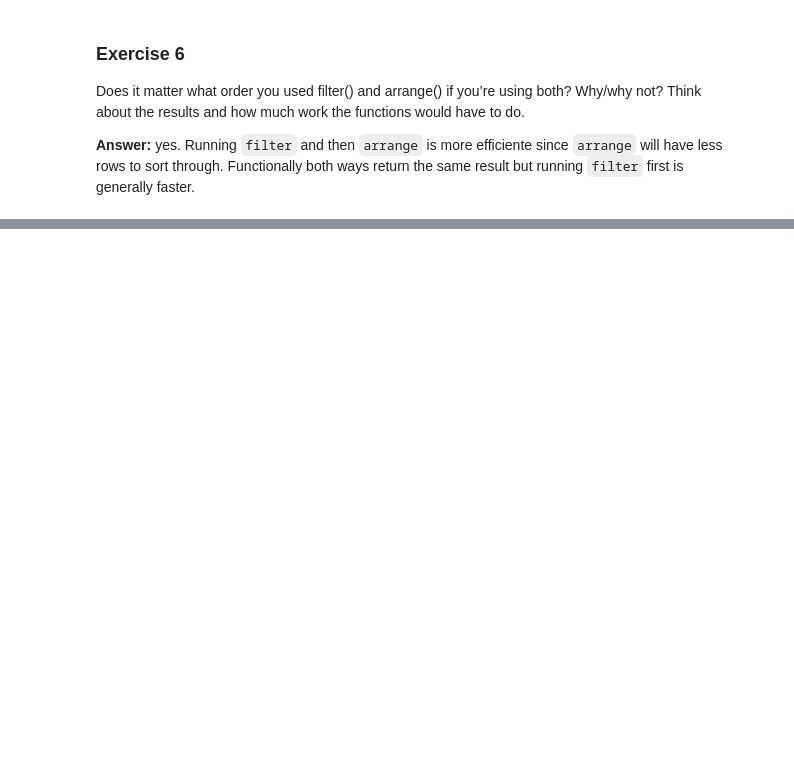
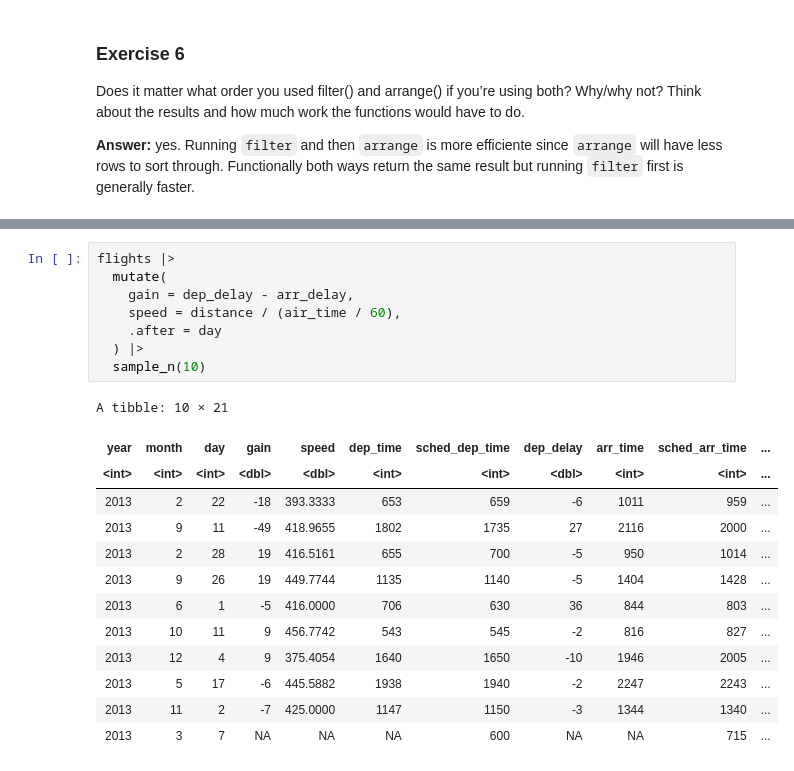
Before and after one commit to victorteodoro/r-for-data-science-code-examples, a Jupyter notebook: chapters/ch03.ipynb, the cells around one changed output, grey strips where cells are left out. Saved outputs shown, nothing was run; the diff lists cells and outputs as text; blank space fills up the shorter version.

```diff
--- a/chapters/ch03.ipynb
+++ b/chapters/ch03.ipynb
@@ -414,0 +439,22 @@ Does it matter what order you used filter() and arrange() if you’re using both
+# %%
+flights |>
+  mutate(
+    gain = dep_delay - arr_delay,
+    speed = distance / (air_time / 60),
+    .after = day
+  ) |>
+  sample_n(10)
+# %% [output]
+A tibble: 10 × 21
+| year | month | day | gain | speed | dep_time | sched_dep_time | dep_delay | arr_time | sched_arr_time | ... |
+| <int> | <int> | <int> | <dbl> | <dbl> | <int> | <int> | <dbl> | <int> | <int> | ... |
+| 2013 | 2 | 22 | -18 | 393.3333 | 653 | 659 | -6 | 1011 | 959 | ... |
+| 2013 | 9 | 11 | -49 | 418.9655 | 1802 | 1735 | 27 | 2116 | 2000 | ... |
+| 2013 | 2 | 28 | 19 | 416.5161 | 655 | 700 | -5 | 950 | 1014 | ... |
+| 2013 | 9 | 26 | 19 | 449.7744 | 1135 | 1140 | -5 | 1404 | 1428 | ... |
+| 2013 | 6 | 1 | -5 | 416.0000 | 706 | 630 | 36 | 844 | 803 | ... |
+| 2013 | 10 | 11 | 9 | 456.7742 | 543 | 545 | -2 | 816 | 827 | ... |
+| 2013 | 12 | 4 | 9 | 375.4054 | 1640 | 1650 | -10 | 1946 | 2005 | ... |
+| 2013 | 5 | 17 | -6 | 445.5882 | 1938 | 1940 | -2 | 2247 | 2243 | ... |
+| 2013 | 11 | 2 | -7 | 425.0000 | 1147 | 1150 | -3 | 1344 | 1340 | ... |
+| 2013 | 3 | 7 | NA | NA | NA | 600 | NA | NA | 715 | ... |
```
Also changed, not shown: parts of 30 cells of this notebook.
